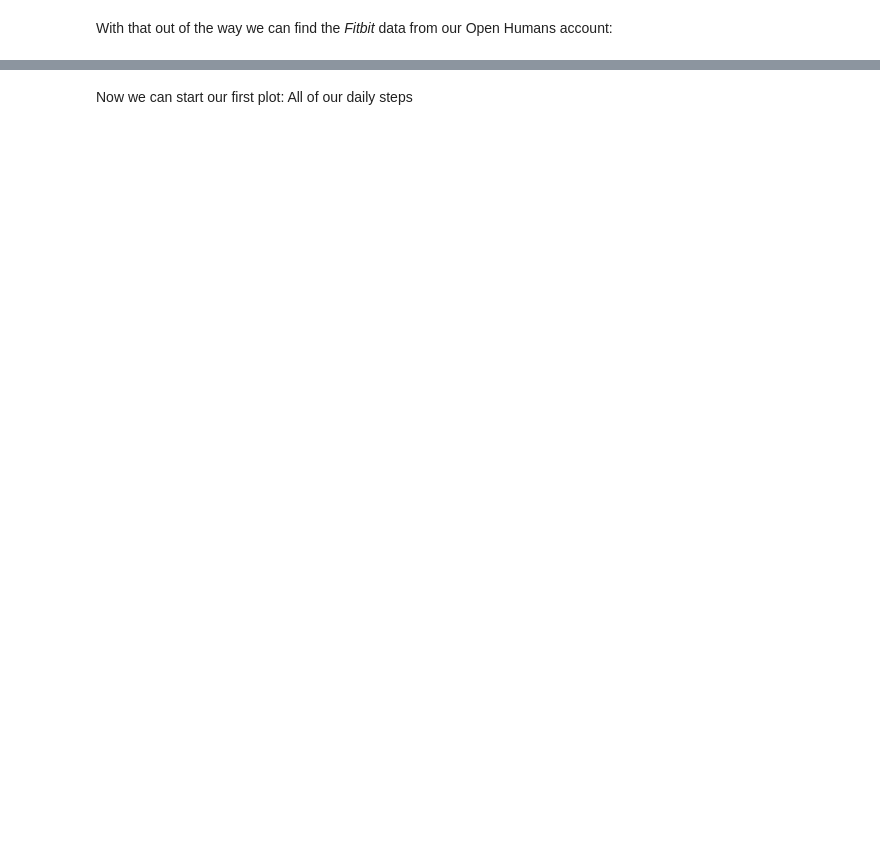
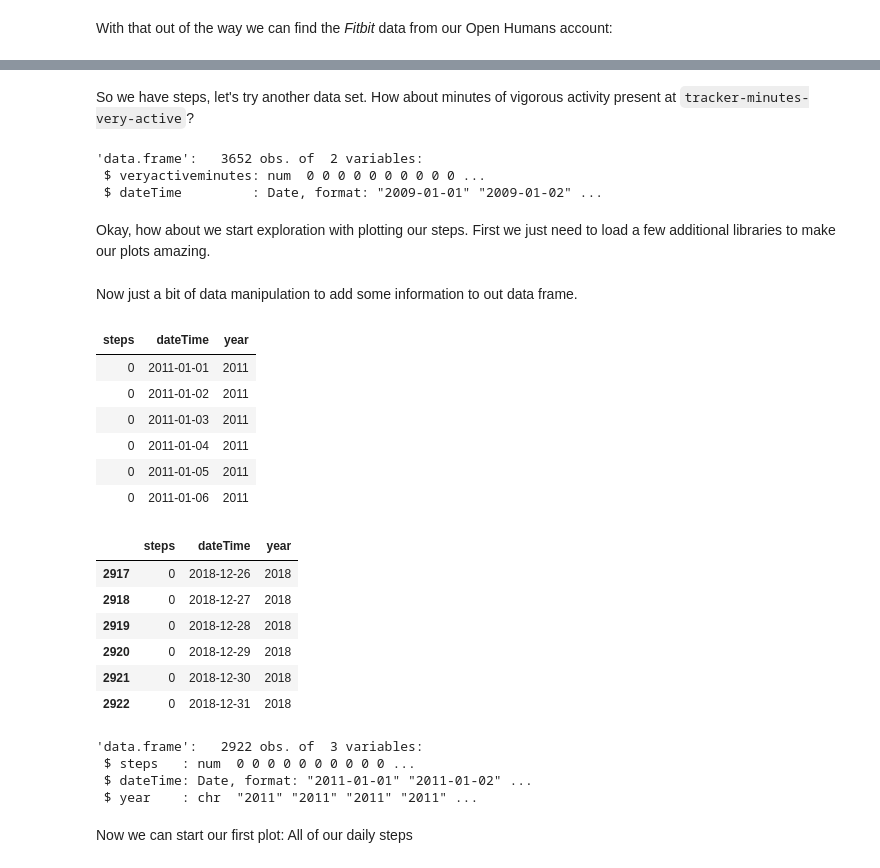
Before and after one commit to OpenHumans/ohjh-example-notebooks, a Jupyter notebook: fitbit-load-in-R.ipynb, the cells around one changed output, grey strips where cells are left out. Saved outputs shown, nothing was run; the diff lists cells and outputs as text; code cells hidden in the pictures; blank space fills up the shorter version.

```diff
--- a/fitbit-load-in-R.ipynb
+++ b/fitbit-load-in-R.ipynb
@@ -63,0 +80,18 @@ df$year <- as.character(format(df$date,"%Y"))
+# %% [markdown]
+So we have steps, let's try another data set. How about minutes of vigorous activity present at `tracker-minutes-very-active`?
+# %%
+veryactive_flat <- flatten_df(json_data$`tracker-minutes-very-active`)
+
+fitbit_veryactive <- veryactive_flat %>%
+  mutate(value = as.numeric(value),
+         dateTime = as.Date(dateTime)) %>%
+  rename(veryactiveminutes = value) %>%
+  arrange(., dateTime)
+
+str(fitbit_veryactive)
+# %% [output]
+'data.frame':   3652 obs. of  2 variables:
+ $ veryactiveminutes: num  0 0 0 0 0 0 0 0 0 0 ...
+ $ dateTime         : Date, format: "2009-01-01" "2009-01-02" ...
+# %% [markdown]
+Okay, how about we start exploration with plotting our steps. First we just need to load a few additional libraries to make our plots amazing.
@@ -64,2 +101,27 @@ df$year <- as.character(format(df$date,"%Y"))
+# %% [markdown]
+Now just a bit of data manipulation to add some information to out data frame.
+# %%
+fitbit_steps <- fitbit_steps  %>%
+  mutate(year = as.character(year(dateTime)))  %>% # creates year variable
+  filter(year >= "2011")
+# %% [output]
+| steps | dateTime | year |
+| 0 | 2011-01-01 | 2011 |
+| 0 | 2011-01-02 | 2011 |
+| 0 | 2011-01-03 | 2011 |
+| 0 | 2011-01-04 | 2011 |
+| 0 | 2011-01-05 | 2011 |
+| 0 | 2011-01-06 | 2011 |
+|  | steps | dateTime | year |
+| 2917 | 0 | 2018-12-26 | 2018 |
+| 2918 | 0 | 2018-12-27 | 2018 |
+| 2919 | 0 | 2018-12-28 | 2018 |
+| 2920 | 0 | 2018-12-29 | 2018 |
+| 2921 | 0 | 2018-12-30 | 2018 |
+| 2922 | 0 | 2018-12-31 | 2018 |
+'data.frame':   2922 obs. of  3 variables:
+ $ steps   : num  0 0 0 0 0 0 0 0 0 0 ...
+ $ dateTime: Date, format: "2011-01-01" "2011-01-02" ...
+ $ year    : chr  "2011" "2011" "2011" "2011" ...
 # %% [markdown]
 Now we can start our first plot: All of our daily steps
```
Also changed, not shown: parts of 20 cells of this notebook.
